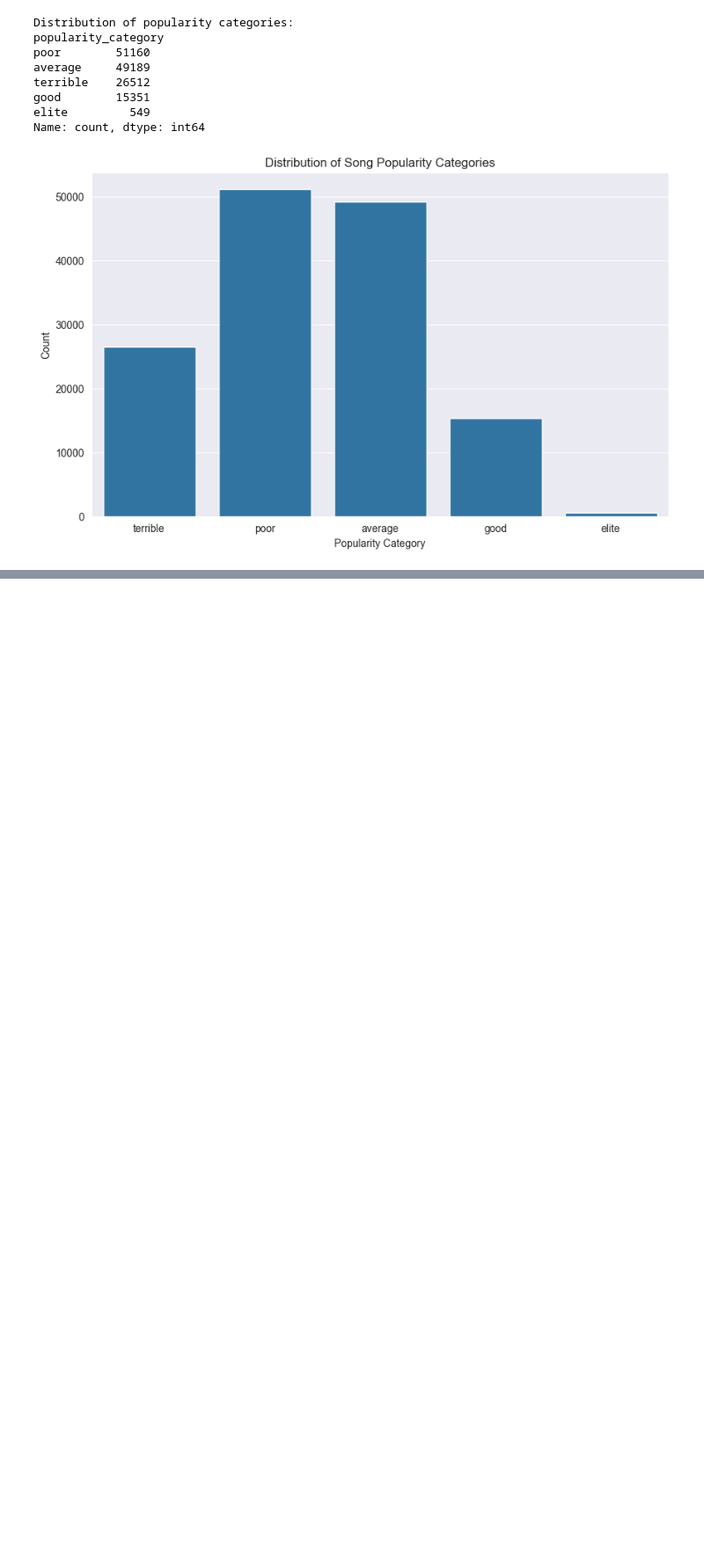
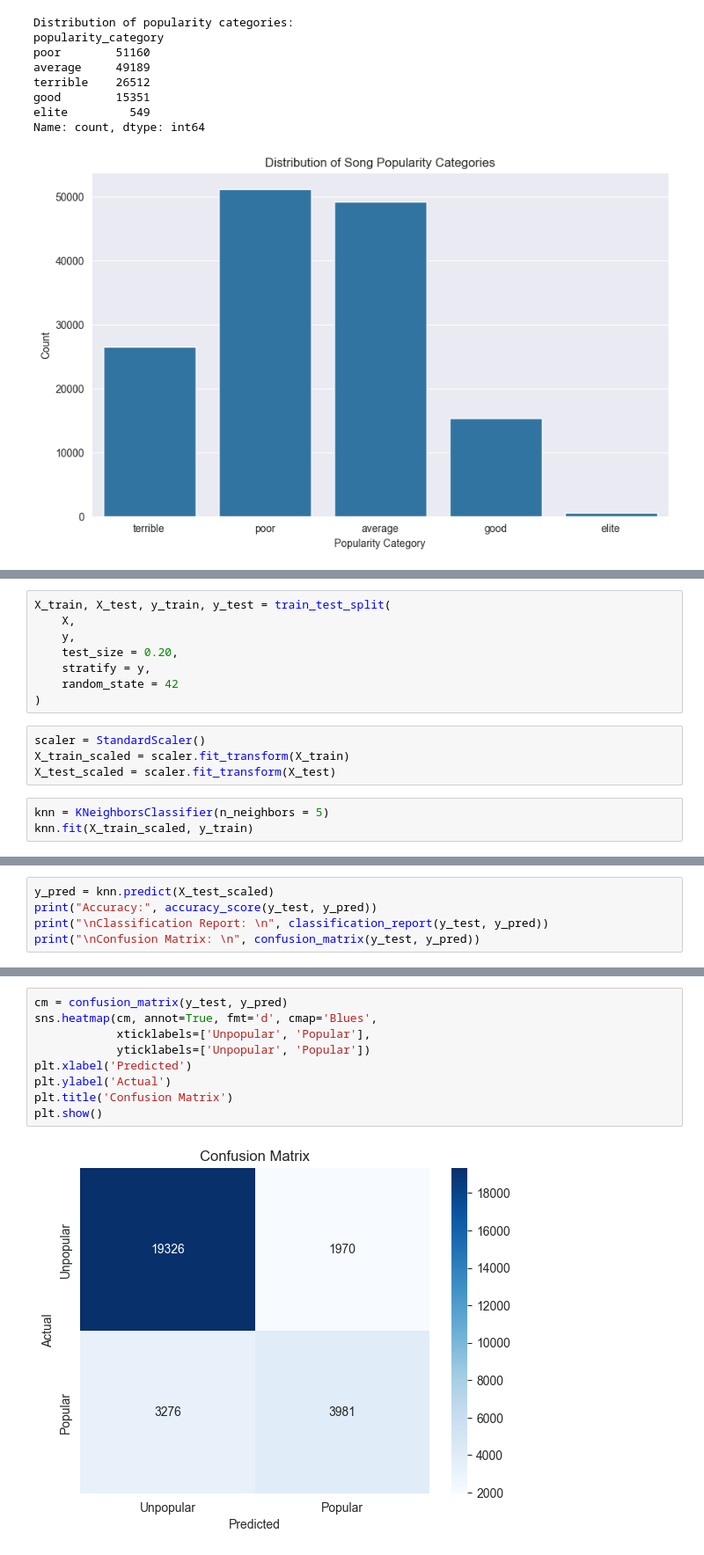
Before and after one commit to CameronOldweiler/DataProjects, a Jupyter notebook: Project2.ipynb, the cells around one changed output, grey strips where cells are left out. Shown at 88% size. Cells and saved outputs as stored; diff of their text form; blank space fills up the shorter version.

```diff
--- a/Project2.ipynb
+++ b/Project2.ipynb
@@ -520,0 +671,15 @@ Name: count, dtype: int64
+# %%
+X_train, X_test, y_train, y_test = train_test_split(
+    X,
+    y,
+    test_size = 0.20,
+    stratify = y,
+    random_state = 42
+)
+# %%
+scaler = StandardScaler()
+X_train_scaled = scaler.fit_transform(X_train)
+X_test_scaled = scaler.fit_transform(X_test)
+# %%
+knn = KNeighborsClassifier(n_neighbors = 5)
+knn.fit(X_train_scaled, y_train)
@@ -520,0 +688,5 @@ Name: count, dtype: int64
+# %%
+y_pred = knn.predict(X_test_scaled)
+print("Accuracy:", accuracy_score(y_test, y_pred))
+print("\nClassification Report: \n", classification_report(y_test, y_pred))
+print("\nConfusion Matrix: \n", confusion_matrix(y_test, y_pred))
@@ -520,0 +760,11 @@ Name: count, dtype: int64
+# %%
+cm = confusion_matrix(y_test, y_pred)
+sns.heatmap(cm, annot=True, fmt='d', cmap='Blues',
+            xticklabels=['Unpopular', 'Popular'],
+            yticklabels=['Unpopular', 'Popular'])
+plt.xlabel('Predicted')
+plt.ylabel('Actual')
+plt.title('Confusion Matrix')
+plt.show()
+# %% [output]
+[figure, added]
```
Also changed, not shown: parts of 22 cells of this notebook.
